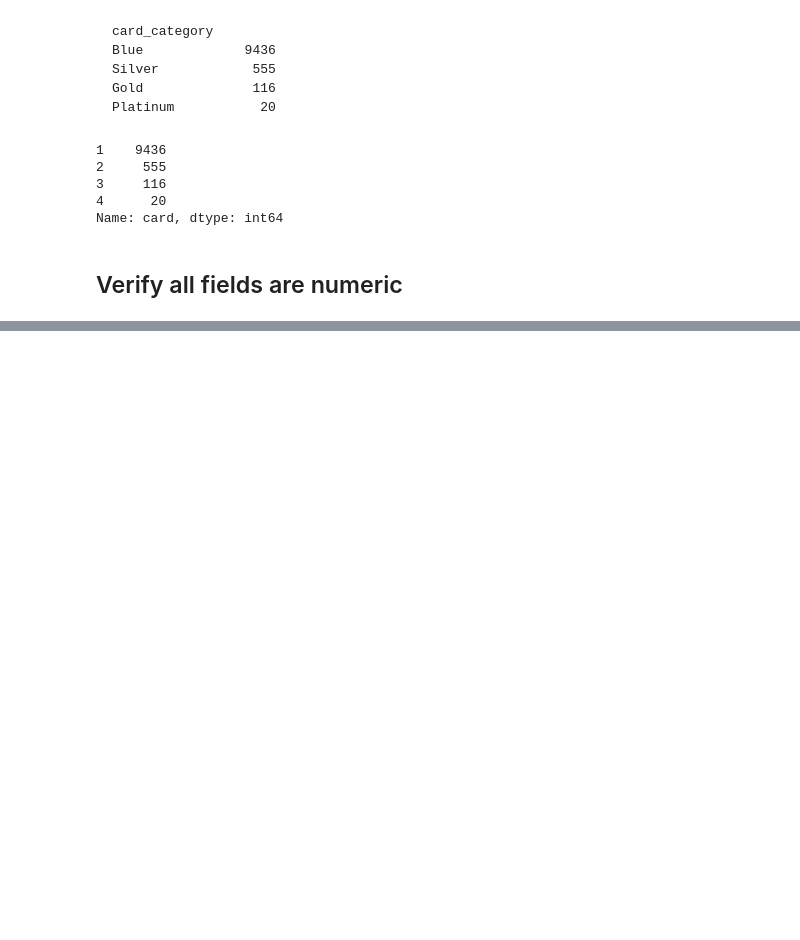
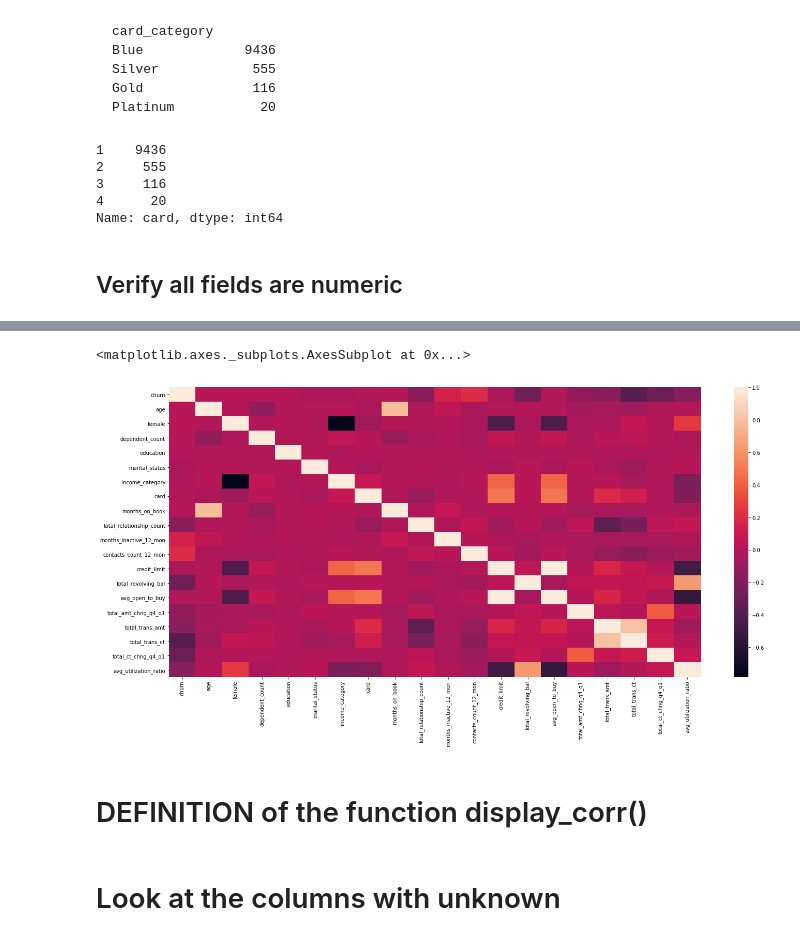
Before and after one commit to drbarak/Project2_EDA, a Jupyter notebook: Project2_EDA.ipynb, the cells around one changed output, grey strips where cells are left out. Drawn from its saved outputs; the diff is of its cells as text; code cells hidden in the pictures; blank space fills up the shorter version.

```diff
--- a/Project2_EDA.ipynb
+++ b/Project2_EDA.ipynb
@@ -324,0 +335,8 @@ sns.countplot('exists',hue='education',data=df)
+# %%
+fig = plt.figure(figsize=(20, 10), tight_layout=True)
+sns.heatmap(df.corr())
+# %% [output]
+<matplotlib.axes._subplots.AxesSubplot at 0x...>
+[figure, added]
+# %% [markdown]
+# DEFINITION of the function display_corr()
@@ -324,0 +456,2 @@ sns.countplot('exists',hue='education',data=df)
+# %% [markdown]
+# Look at the columns with unknown
```
Also changed, not shown: parts of 73 cells of this notebook.
